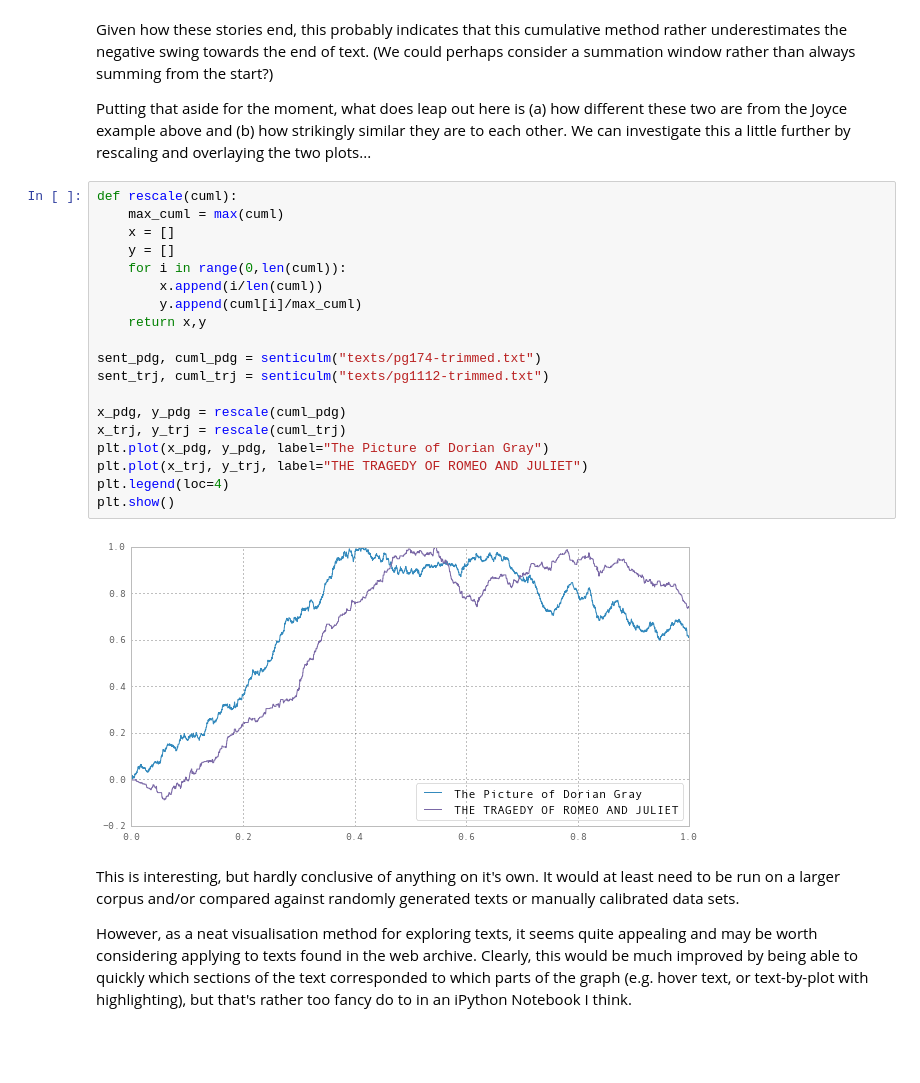
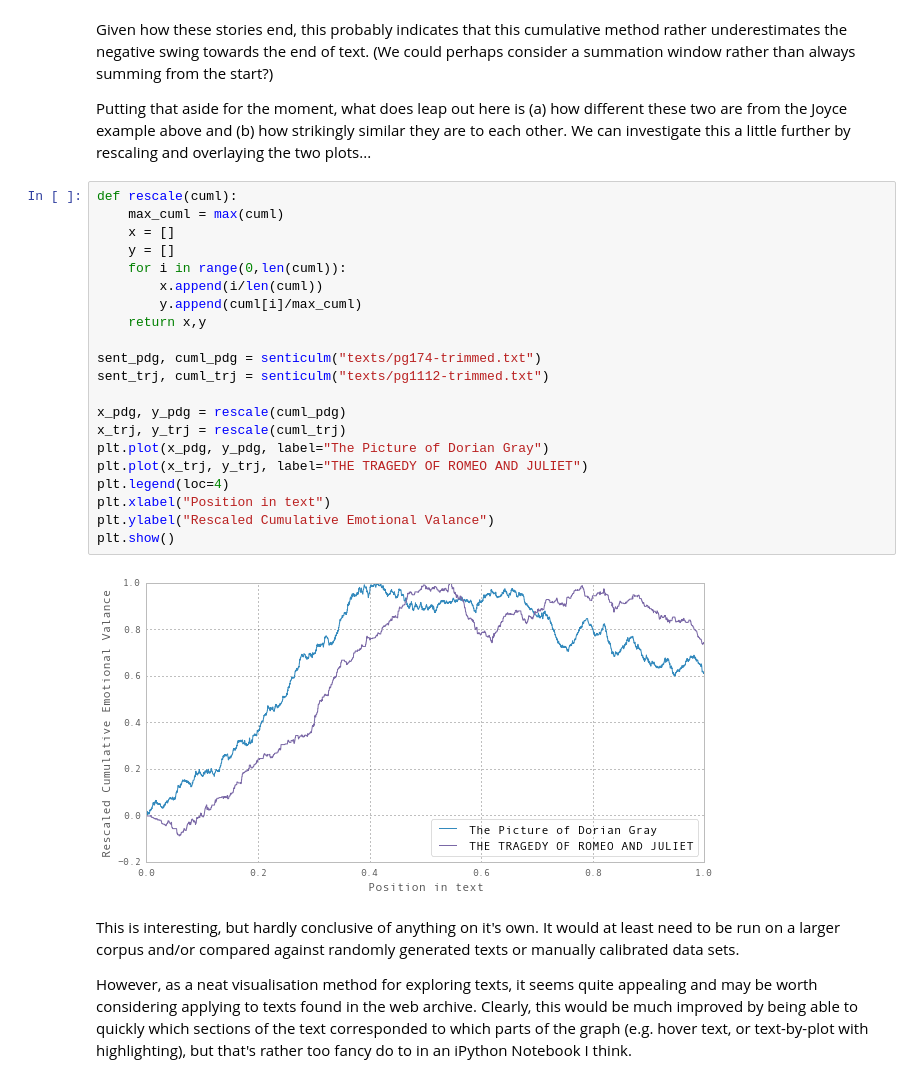
Before and after one commit to anjackson/keeping-codes, a Jupyter notebook: experiments/sentimental-trajectories.ipynb, the cells around one changed output. Drawn from its saved outputs; the diff is of its cells as text; blank space fills up the shorter version.

```diff
--- a/experiments/sentimental-trajectories.ipynb
+++ b/experiments/sentimental-trajectories.ipynb
@@ -131,24 +135,26 @@ Putting that aside for the moment, what does leap out here is (a) how different
 # %%
 def rescale(cuml):
     max_cuml = max(cuml)
     x = []
     y = []
     for i in range(0,len(cuml)):
         x.append(i/len(cuml))
         y.append(cuml[i]/max_cuml)
     return x,y
 
 sent_pdg, cuml_pdg = senticulm("texts/pg174-trimmed.txt")
 sent_trj, cuml_trj = senticulm("texts/pg1112-trimmed.txt")
 
 x_pdg, y_pdg = rescale(cuml_pdg)
 x_trj, y_trj = rescale(cuml_trj)
 plt.plot(x_pdg, y_pdg, label="The Picture of Dorian Gray")
 plt.plot(x_trj, y_trj, label="THE TRAGEDY OF ROMEO AND JULIET")
 plt.legend(loc=4)
+plt.xlabel("Position in text")
+plt.ylabel("Rescaled Cumulative Emotional Valance")
 plt.show()
 # %% [output]
-[figure, old version]
+[figure, new version]
 # %% [markdown]
 This is interesting, but hardly conclusive of anything on it's own. It would at least need to be run on a larger corpus and/or compared against randomly generated texts or manually calibrated data sets.
 
```
Also changed, not shown: parts of 8 cells of this notebook.
